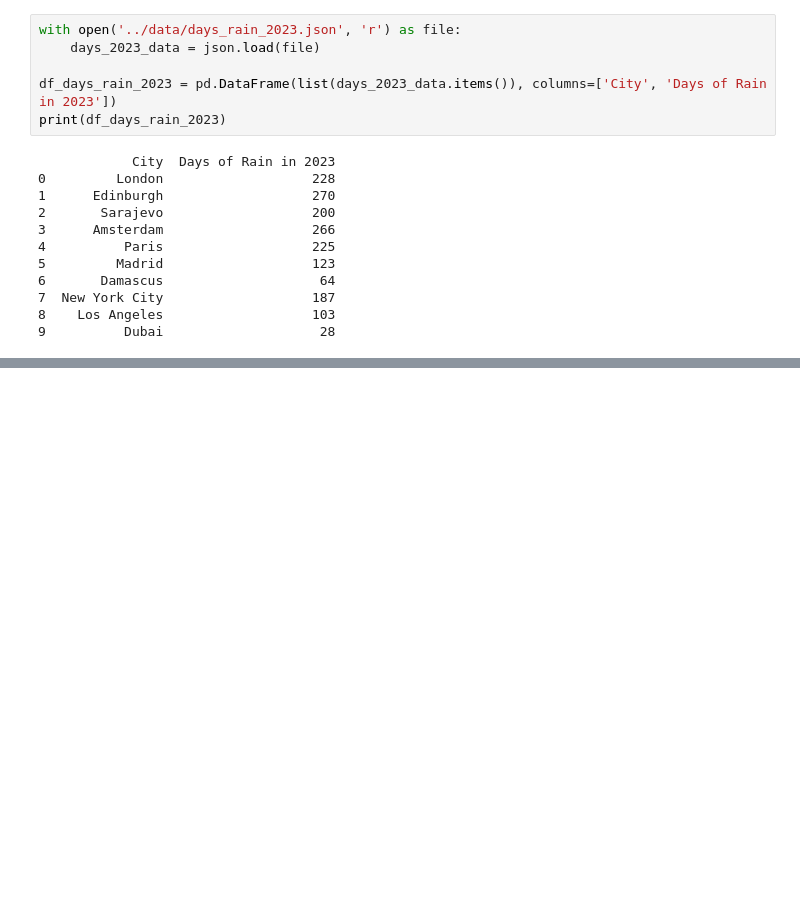
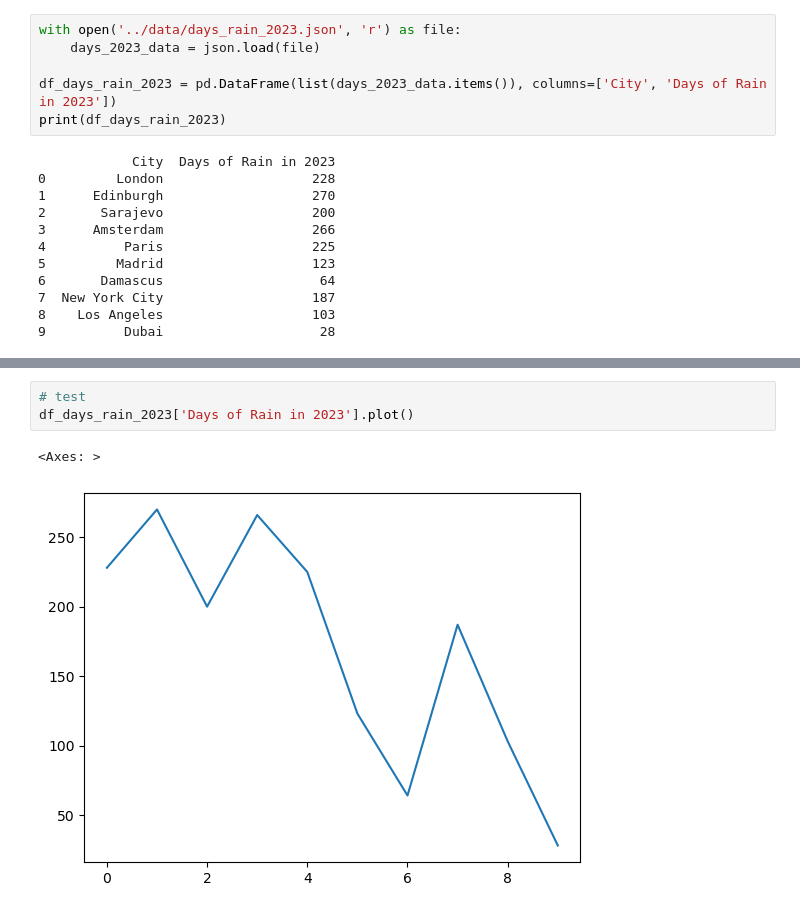
Before and after one commit to nadiabegic/global-weather-analysis, a Jupyter notebook: code/NB02 - Data Analysis.ipynb, the cells around one changed output, grey strips where cells are left out. Drawn from its saved outputs; the diff is of its cells as text; blank space fills up the shorter version.

```diff
--- a/code/NB02 - Data Analysis.ipynb
+++ b/code/NB02 - Data Analysis.ipynb
@@ -44,0 +85,6 @@ print(df_days_rain_2023)
+# %%
+# test
+df_days_rain_2023['Days of Rain in 2023'].plot()
+# %% [output]
+<Axes: >
+[figure, added]
```
Also changed, not shown: parts of 3 cells of this notebook.
